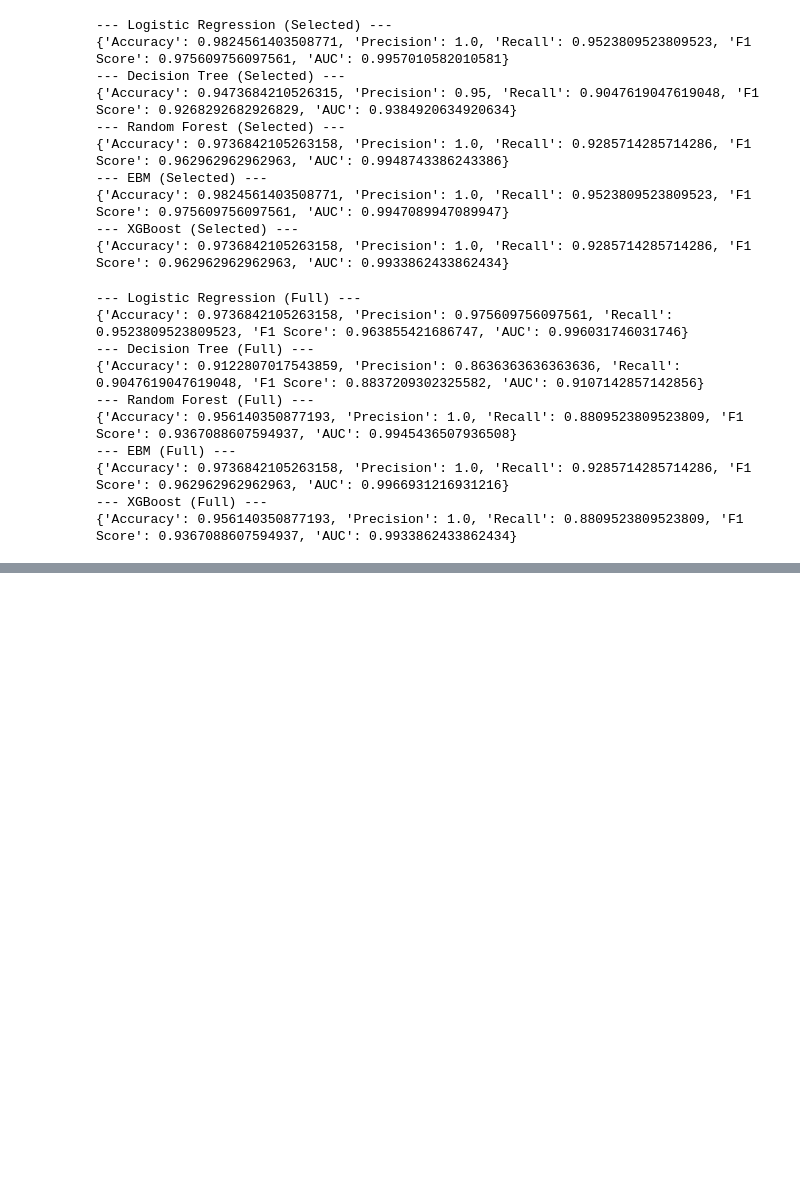
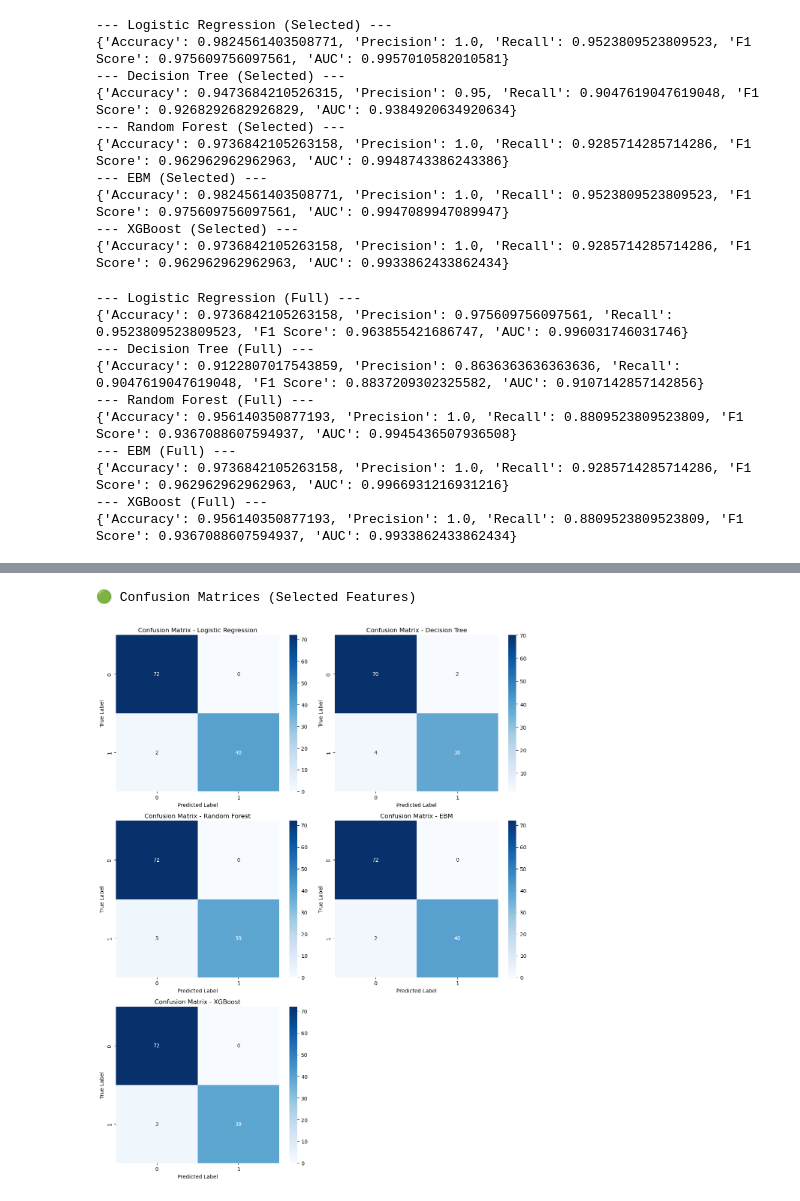
Before and after one commit to oskar-wolf/breast_cancer_prediction, a Jupyter notebook: notebooks/04_evaluation.ipynb, the cells around one changed output, grey strips where cells are left out. Cells and saved outputs as stored; diff of their text form; code cells hidden in the pictures; blank space fills up the shorter version.

```diff
--- a/notebooks/04_evaluation.ipynb
+++ b/notebooks/04_evaluation.ipynb
@@ -67,0 +82,6 @@ for name, model in models_full.items():
+# %%
+print("🟢 Confusion Matrices (Selected Features)")
+plot_all_confusion_matrices(models_selected, X_test_sel, y_test_sel)
+# %% [output]
+🟢 Confusion Matrices (Selected Features)
+[figure, added]
```
Also changed, not shown: parts of 4 cells of this notebook, 6 other files.
